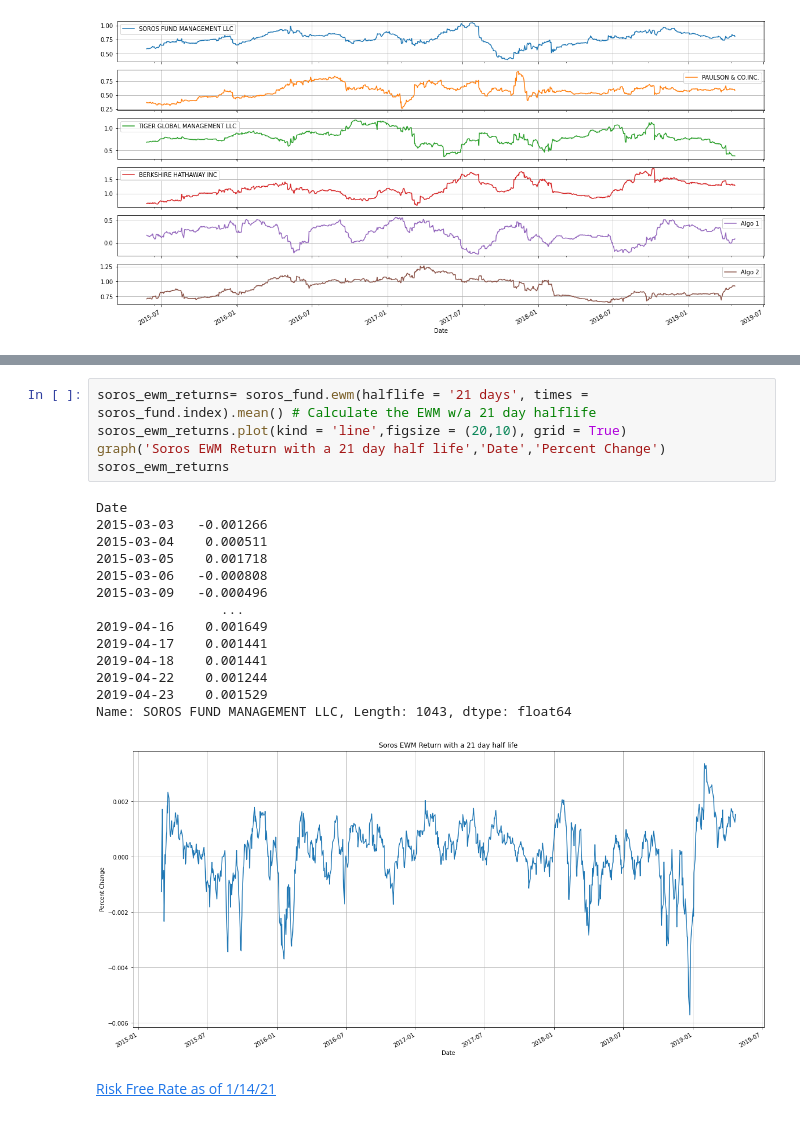
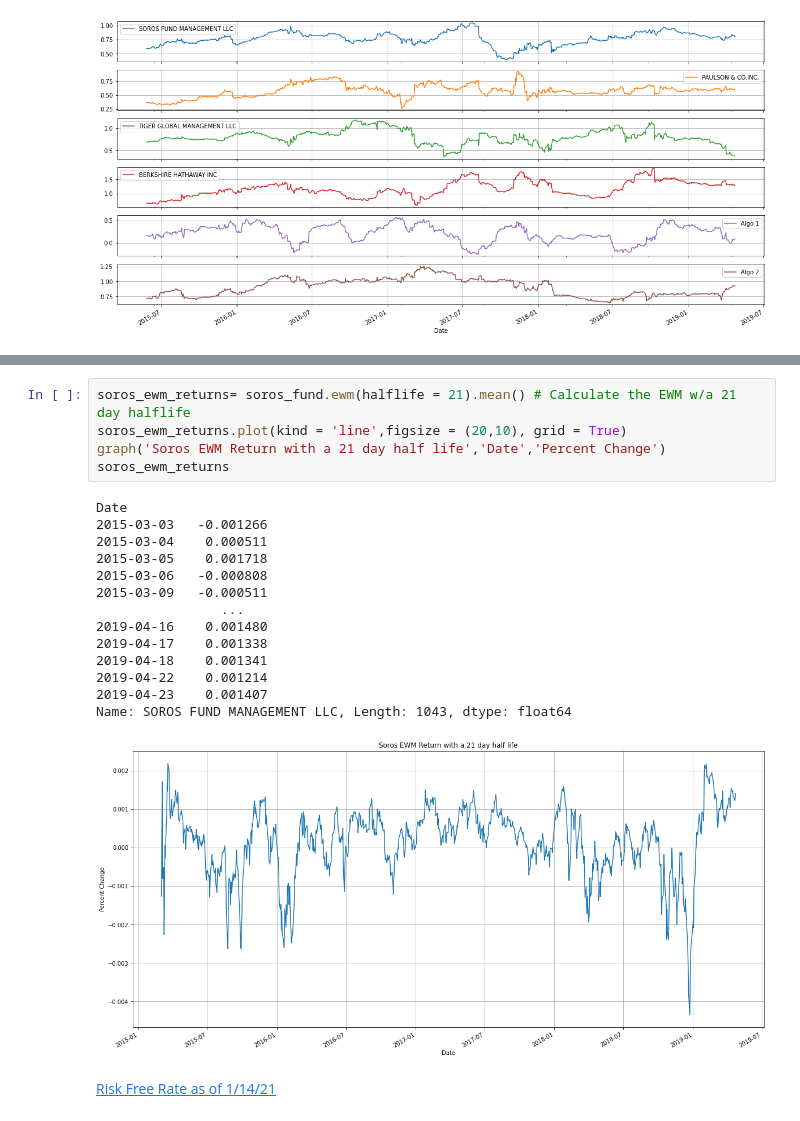
Before and after one commit to Tylryan/Portfolio_Analysis, a Jupyter notebook: main.ipynb, the cells around one changed output, grey strips where cells are left out. Saved outputs shown, nothing was run; the diff lists cells and outputs as text.

```diff
--- a/main.ipynb
+++ b/main.ipynb
@@ -552,23 +573,23 @@ array([<AxesSubplot:xlabel='Date'>, <AxesSubplot:xlabel='Date'>,
 # %%
-soros_ewm_returns= soros_fund.ewm(halflife = '21 days', times = soros_fund.index).mean() # Calculate the EWM w/a 21 day halflife
+soros_ewm_returns= soros_fund.ewm(halflife = 21).mean() # Calculate the EWM w/a 21 day halflife
 soros_ewm_returns.plot(kind = 'line',figsize = (20,10), grid = True)
 graph('Soros EWM Return with a 21 day half life','Date','Percent Change')
 soros_ewm_returns
 # %% [output]
 Date
 2015-03-03   -0.001266
 2015-03-04    0.000511
 2015-03-05    0.001718
 2015-03-06   -0.000808
-2015-03-09   -0.000496
+2015-03-09   -0.000511
                 ...
-2019-04-16    0.001649
-2019-04-17    0.001441
-2019-04-18    0.001441
-2019-04-22    0.001244
-2019-04-23    0.001529
+2019-04-16    0.001480
+2019-04-17    0.001338
+2019-04-18    0.001341
+2019-04-22    0.001214
+2019-04-23    0.001407
 Name: SOROS FUND MANAGEMENT LLC, Length: 1043, dtype: float64
-[figure, old version]
+[figure, new version]
 # %% [markdown]
 [Risk Free Rate as of 1/14/21](https://ycharts.com/indicators/10_year_treasury_rate)
 # %%
```
Also changed, not shown: parts of 3 cells of this notebook, 2 other files.
